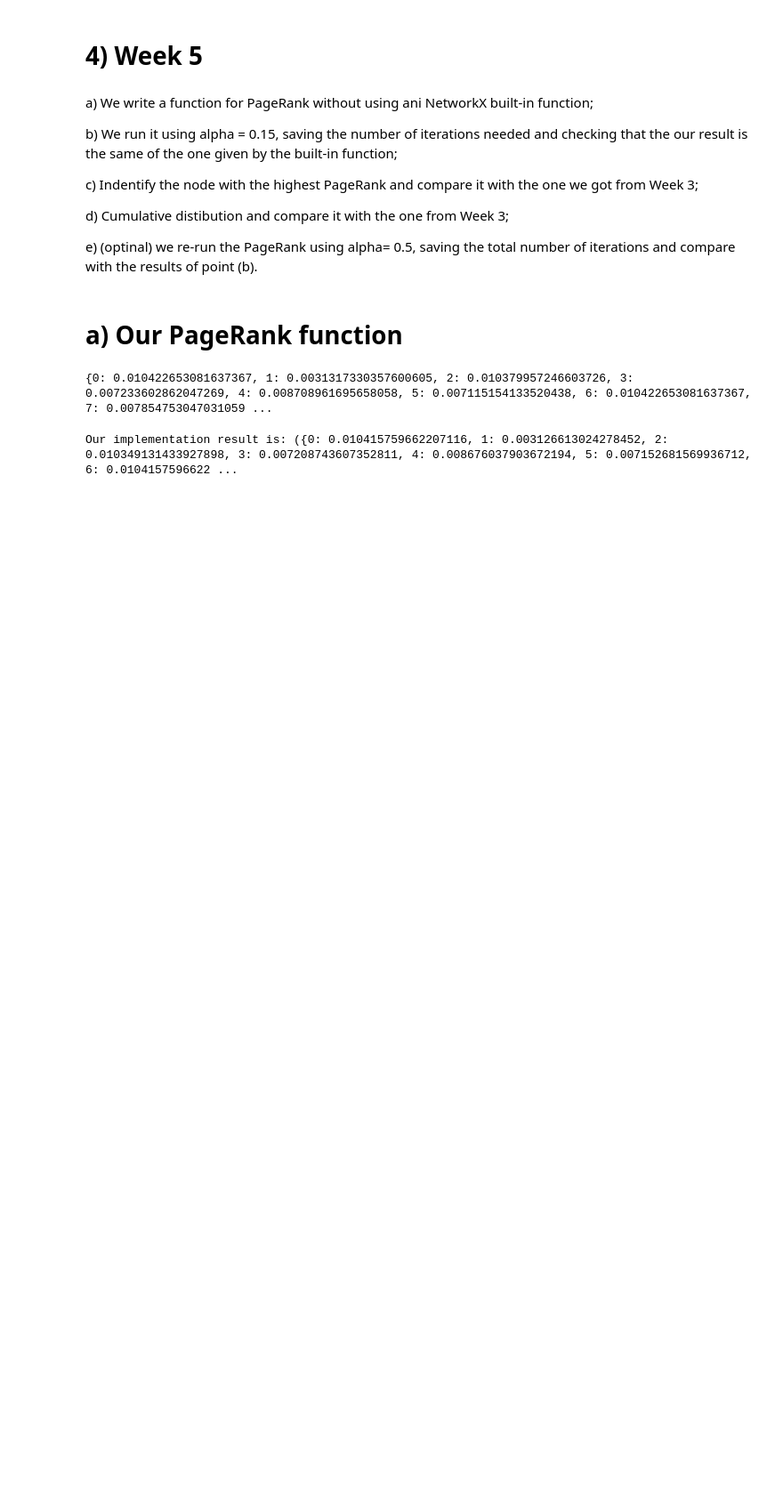
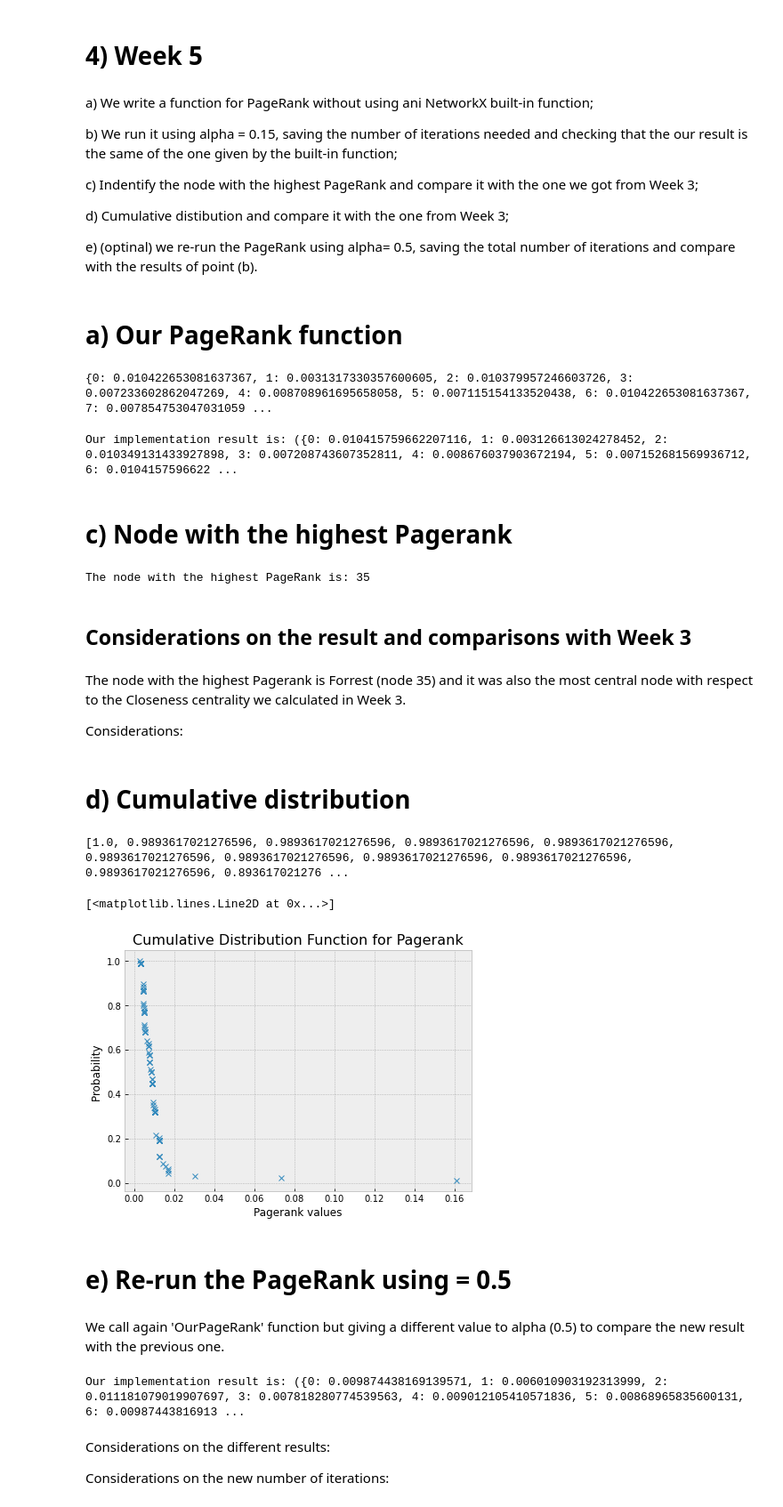
Before and after one commit to Dadd0/social-network-analysis-forrest-gump, a Jupyter notebook: forrest_gump.ipynb, the cells around one changed output. Shown at 89% size. Cells and saved outputs as stored; diff of their text form; code cells hidden in the pictures; blank space fills up the shorter version.

Commit message:
week5

```diff
--- a/forrest_gump.ipynb
+++ b/forrest_gump.ipynb
@@ -410,0 +414,56 @@ Our implementation result is: ({0: 0.010415759662207116, 1: 0.003126613024278452
+# %% [markdown]
+# c) Node with the highest Pagerank
+# %%
+def highest_pagerank(): # This function returns the node with the highest PageRank
+    for node in r.keys(): # For each node in the dictionary
+        if r[node] == max(r.values()): # If the PageRank of the node is equal to the maximum PageRank
+            return node # Return the node
+print(f'The node with the highest PageRank is: {highest_pagerank()}') #COME FACCIO A FAR PRINTARE IL NOME DEL NODO E NON IL NUMERO?
+# %% [output]
+The node with the highest PageRank is: 35
+# %% [markdown]
+## Considerations on the result and comparisons with Week 3
+# %% [markdown]
+The node with the highest Pagerank is Forrest (node 35) and it was also the most central node with respect to the Closeness centrality we calculated in Week 3.
+
+Considerations:
+# %% [markdown]
+# d) Cumulative distribution
+# %%
+data_pagerank = [] # Create a list to store the PageRank values
+for node in G.nodes(): # For each node in the graph
+    data_pagerank.append(r[node]) # Add the PageRank of the node to the list
+data_pagerank.sort() # Sort the list
+number_of_nodes = len(data_pagerank) # Count the number of nodes
+
+cdf_x = data_pagerank  # Create a list containing the PageRank values
+cdf_y = []          # Create a list to store the cumulative distribution function values
+
+for x in cdf_x:   # For each PageRank value
+    y=sum(variable>=x for variable in data_pagerank)/number_of_nodes # Count how many elements are bigger than x and divide by the total number of elements
+    cdf_y.append(y)  # Add the value to the list
+print(cdf_y)
+
+plt.figure(figsize = (7,5))     # Create a new figure
+plt.style.use('bmh')           # Use the 'bmh' style
+plt.title('Cumulative Distribution Function for Pagerank', fontsize = 16) # Set the title
+
+plt.xlabel('Pagerank values') # Set the label of the x axis
+plt.ylabel('Probability ') # Set the label of the y axis
+plt.plot(cdf_x,cdf_y,"x") # Plot the cumulative distribution function
+# %% [output]
+[1.0, 0.9893617021276596, 0.9893617021276596, 0.9893617021276596, 0.9893617021276596, 0.9893617021276596, 0.9893617021276596, 0.9893617021276596, 0.9893617021276596, 0.9893617021276596, 0.893617021276 ...
+[<matplotlib.lines.Line2D at 0x...>]
+[figure, added]
+# %% [markdown]
+# e) Re-run the PageRank using = 0.5
+# %% [markdown]
+We call again 'OurPageRank' function but giving a different value to alpha (0.5) to compare the new result with the previous one.
+# %%
+print(f'Our implementation result is: {OurPageRank(0.5, G)}')
+# %% [output]
+Our implementation result is: ({0: 0.009874438169139571, 1: 0.006010903192313999, 2: 0.011181079019907697, 3: 0.007818280774539563, 4: 0.009012105410571836, 5: 0.00868965835600131, 6: 0.00987443816913 ...
+# %% [markdown]
+Considerations on the different results:
+
+Considerations on the new number of iterations:
```
Also changed, not shown: parts of 1 cell of this notebook.
